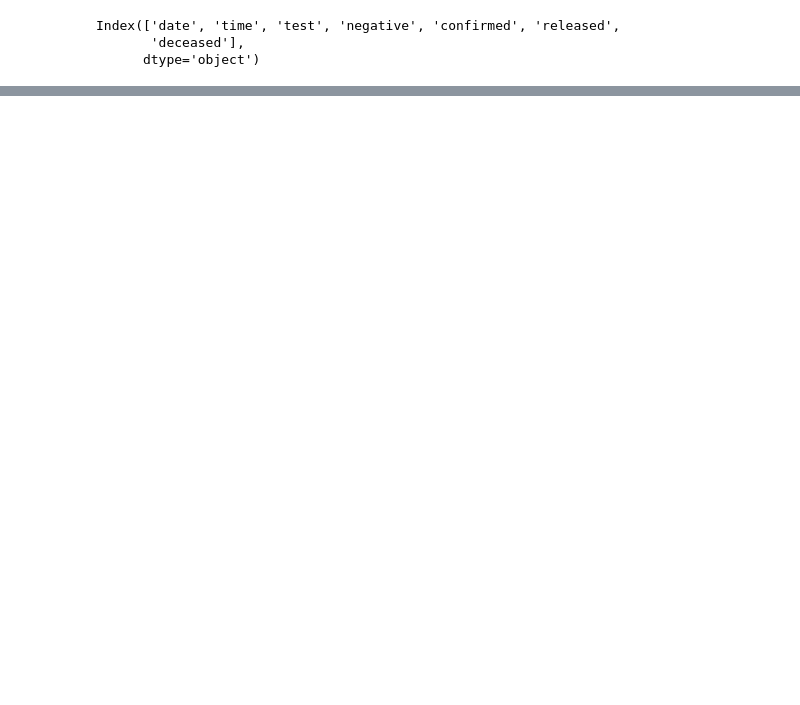
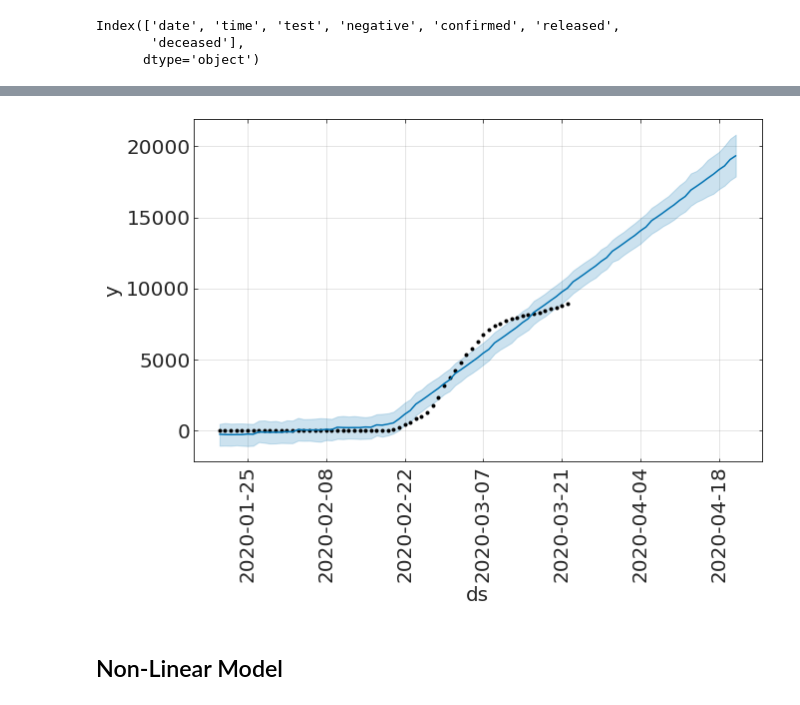
Before and after one commit to RileyWClarke/MLTSA_COVID19, a Jupyter notebook: COVID_19.ipynb, the cells around one changed output, grey strips where cells are left out. Saved outputs shown, nothing was run; the diff lists cells and outputs as text; code cells hidden in the pictures; blank space fills up the shorter version.

```diff
--- a/COVID_19.ipynb
+++ b/COVID_19.ipynb
@@ -161,0 +219,3 @@ for c in ts.columns[2:]:
+# %%
+model_1 = Prophet()
+model_1.fit(ts)
@@ -161,0 +226,4 @@ for c in ts.columns[2:]:
+# %%
+future = model_1.make_future_dataframe(periods=30)
+forecast = model_1.predict(future)
+forecast[['ds', 'yhat', 'yhat_lower', 'yhat_upper']].tail()
@@ -161,0 +237,7 @@ for c in ts.columns[2:]:
+# %%
+fig1 = model_1.plot(forecast)
+plt.xticks(rotation=90);
+# %% [output]
+[figure, added]
+# %% [markdown]
+## Non-Linear Model
```
Also changed, not shown: parts of 25 cells of this notebook.
